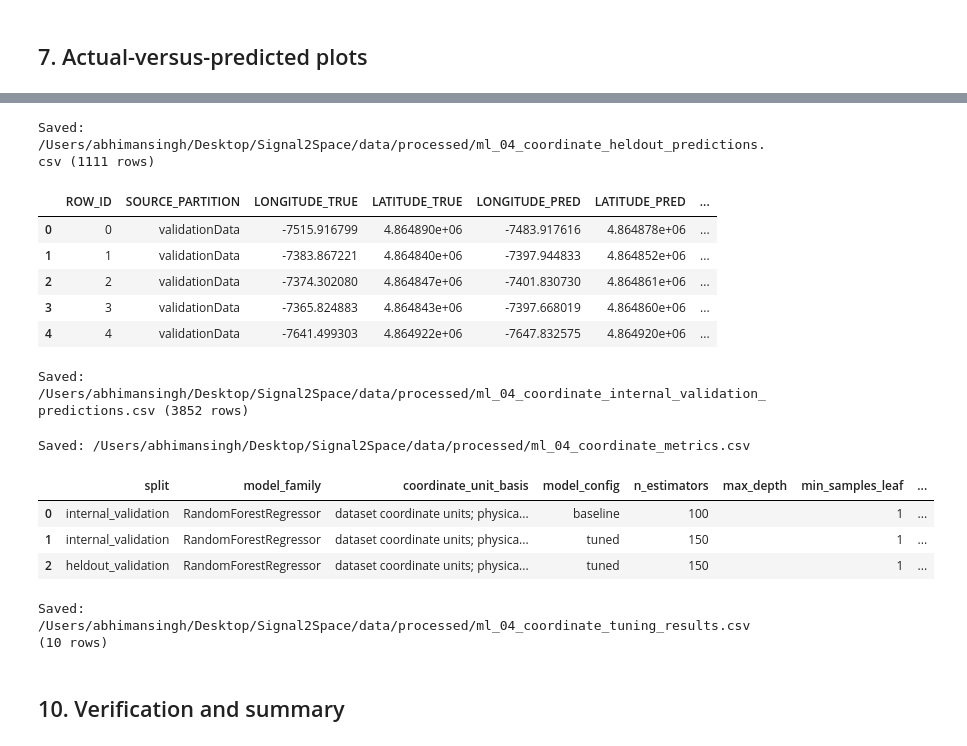
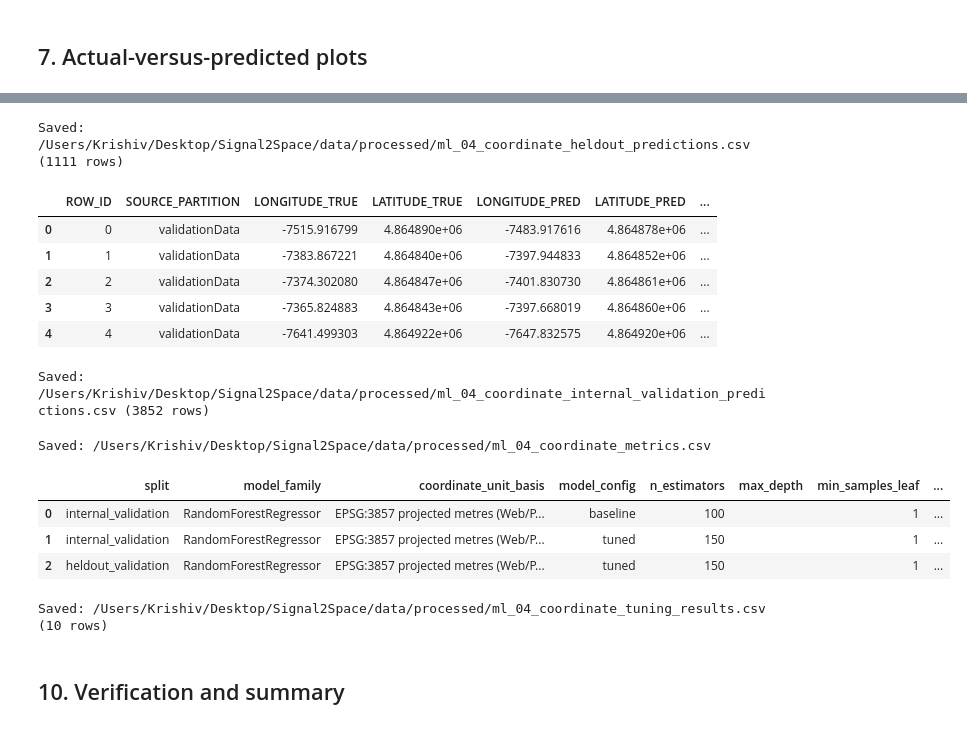
Before and after one commit to krishiv274/Signal2Space, a Jupyter notebook: Machine Learning Pipeline/ML_04_coordinate_regression.ipynb, the cells around one changed output, grey strips where cells are left out. Saved outputs shown, nothing was run; the diff lists cells and outputs as text; code cells hidden in the pictures.

```diff
--- a/Machine Learning Pipeline/ML_04_coordinate_regression.ipynb
+++ b/Machine Learning Pipeline/ML_04_coordinate_regression.ipynb
@@ -222,11 +234,11 @@ def compute_metrics(y_true, y_pred, target_names=TARGET_COLUMNS):
     Returns
     -------
     dict with keys:
-      - 'mae_<col>' : Mean Absolute Error for each target column (dataset coordinate units)
-      - 'mean_euclidean_error' : Mean of sqrt((Δlon)² + (Δlat)²)  (dataset coordinate units)
-      - 'median_euclidean_error' : Median Euclidean distance (dataset coordinate units)
-      - 'p75_euclidean_error' : 75th percentile Euclidean distance (dataset coordinate units)
-      - 'p95_euclidean_error' : 95th percentile Euclidean distance (dataset coordinate units)
+      - 'mae_<col>' : Mean Absolute Error for each target column (EPSG:3857 projected metres)
+      - 'mean_euclidean_error' : Mean of sqrt((Δlon)² + (Δlat)²)  (EPSG:3857 projected metres)
+      - 'median_euclidean_error' : Median Euclidean distance (EPSG:3857 projected metres)
+      - 'p75_euclidean_error' : 75th percentile Euclidean distance (EPSG:3857 projected metres)
+      - 'p95_euclidean_error' : 95th percentile Euclidean distance (EPSG:3857 projected metres)
     """
     result = {}
     for i, col in enumerate(target_names):
@@ -244,7 +256,7 @@ baseline_metrics = compute_metrics(y_ival, y_ival_pred_base)
 print("\nBaseline — Internal Validation Metrics")
 print("="*50)
 for k, v in baseline_metrics.items():
-    print(f"  {k:30s}: {v:10.4f} dataset coordinate units")
+    print(f"  {k:30s}: {v:10.4f} EPSG:3857 projected metres")
 # %% [output]
 Baseline Random Forest fitted.
 
@@ -308,7 +319,7 @@ for i, params in enumerate(PARAM_GRID):
           f"depth={str(params['max_depth']):>4s}  "
           f"leaf={params['min_samples_leaf']}  "
           f"max_feat={str(params['max_features']):>4s}  "
-          f"→ mean_euclid={metrics['mean_euclidean_error']:.2f} coordinate units")
+          f"→ mean_euclid={metrics['mean_euclidean_error']:.2f} EPSG:3857 projected metres")
 
 tuning_df = pd.DataFrame(tuning_results)
 tuning_df = tuning_df.sort_values("mean_euclidean_error").reset_index(drop=True)
@@ -593,12 +605,15 @@ heldout_pred_df["ERROR_LONGITUDE"] = np.abs(y_heldout[:, 0] - y_heldout_pred[:,
 heldout_pred_df["ERROR_LATITUDE"]  = np.abs(y_heldout[:, 1] - y_heldout_pred[:, 1])
 heldout_pred_df["EUCLIDEAN_ERROR"] = euclidean_errors
 
+heldout_pred_df["COORDINATE_CRS"] = "EPSG:3857"
+heldout_pred_df["COORDINATE_UNIT"] = "metre"
+
 heldout_pred_path = PROCESSED_DIR / "ml_04_coordinate_heldout_predictions.csv"
 heldout_pred_df.to_csv(heldout_pred_path, index=False)
 print(f"Saved: {heldout_pred_path} ({len(heldout_pred_df)} rows)")
 display(heldout_pred_df.head())
 # %% [output]
-Saved: /Users/abhimansingh/Desktop/Signal2Space/data/processed/ml_04_coordinate_heldout_predictions.csv (1111 rows)
+Saved: /Users/Krishiv/Desktop/Signal2Space/data/processed/ml_04_coordinate_heldout_predictions.csv (1111 rows)
 |  | ROW_ID | SOURCE_PARTITION | LONGITUDE_TRUE | LATITUDE_TRUE | LONGITUDE_PRED | LATITUDE_PRED | ... |
 | 0 | 0 | validationData | -7515.916799 | 4.864890e+06 | -7483.917616 | 4.864878e+06 | ... |
 | 1 | 1 | validationData | -7383.867221 | 4.864840e+06 | -7397.944833 | 4.864852e+06 | ... |
@@ -621,11 +636,14 @@ ival_pred_df["ERROR_LONGITUDE"] = np.abs(y_ival[:, 0] - y_ival_pred_final[:, 0])
 ival_pred_df["ERROR_LATITUDE"]  = np.abs(y_ival[:, 1] - y_ival_pred_final[:, 1])
 ival_pred_df["EUCLIDEAN_ERROR"] = ival_euclidean_errors
 
+ival_pred_df["COORDINATE_CRS"] = "EPSG:3857"
+ival_pred_df["COORDINATE_UNIT"] = "metre"
+
 ival_pred_path = PROCESSED_DIR / "ml_04_coordinate_internal_validation_predictions.csv"
 ival_pred_df.to_csv(ival_pred_path, index=False)
 print(f"Saved: {ival_pred_path} ({len(ival_pred_df)} rows)")
 # %% [output]
-Saved: /Users/abhimansingh/Desktop/Signal2Space/data/processed/ml_04_coordinate_internal_validation_predictions.csv (3852 rows)
+Saved: /Users/Krishiv/Desktop/Signal2Space/data/processed/ml_04_coordinate_internal_validation_predictions.csv (3852 rows)
 # %%
 # ── 9c. Metrics CSV ──────────────────────────────────────────────────
 
@@ -635,7 +653,7 @@ metrics_rows = []
 metrics_rows.append({
     "split": "internal_validation",
     "model_family": "RandomForestRegressor",
-    "coordinate_unit_basis": "dataset coordinate units; physical unit and CRS unverified",
+    "coordinate_unit_basis": "EPSG:3857 projected metres (Web/Pseudo-Mercator)",
     "model_config": "baseline",
     "n_estimators": 100,
     "max_depth": "",
@@ -652,7 +670,7 @@ metrics_rows.append({
 metrics_rows.append({
     "split": "internal_validation",
     "model_family": "RandomForestRegressor",
-    "coordinate_unit_basis": "dataset coordinate units; physical unit and CRS unverified",
+    "coordinate_unit_basis": "EPSG:3857 projected metres (Web/Pseudo-Mercator)",
     "model_config": "tuned",
     "n_estimators": BEST_PARAMS["n_estimators"],
     "max_depth": BEST_PARAMS["max_depth"] if BEST_PARAMS["max_depth"] is not None else "",
@@ -661,44 +679,44 @@ metrics_rows.append({
     "mae_LONGITUDE_coordinate_units": ival_metrics["mae_LONGITUDE"],
     "mae_LATITUDE_coordinate_units": ival_metrics["mae_LATITUDE"],
     "mean_euclidean_error_coordinate_units": ival_metrics["mean_euclidean_error"],
     "median_euclidean_error_coordinate_units": ival_metrics["median_euclidean_error"],
     "n_rows": len(y_ival),
 })
 
 # Tuned on held-out validation
 metrics_rows.append({
     "split": "heldout_validation",
     "model_family": "RandomForestRegressor",
-    "coordinate_unit_basis": "dataset coordinate units; physical unit and CRS unverified",
+    "coordinate_unit_basis": "EPSG:3857 projected metres (Web/Pseudo-Mercator)",
     "model_config": "tuned",
     "n_estimators": BEST_PARAMS["n_estimators"],
     "max_depth": BEST_PARAMS["max_depth"] if BEST_PARAMS["max_depth"] is not None else "",
     "min_samples_leaf": BEST_PARAMS["min_samples_leaf"],
     "max_features": BEST_PARAMS["max_features"],
     "mae_LONGITUDE_coordinate_units": heldout_metrics["mae_LONGITUDE"],
     "mae_LATITUDE_coordinate_units": heldout_metrics["mae_LATITUDE"],
     "mean_euclidean_error_coordinate_units": heldout_metrics["mean_euclidean_error"],
     "median_euclidean_error_coordinate_units": heldout_metrics["median_euclidean_error"],
     "n_rows": len(y_heldout),
 })
 
 metrics_df = pd.DataFrame(metrics_rows)
 metrics_path = PROCESSED_DIR / "ml_04_coordinate_metrics.csv"
 metrics_df.to_csv(metrics_path, index=False)
 print(f"Saved: {metrics_path}")
 display(metrics_df)
 # %% [output]
-Saved: /Users/abhimansingh/Desktop/Signal2Space/data/processed/ml_04_coordinate_metrics.csv
+Saved: /Users/Krishiv/Desktop/Signal2Space/data/processed/ml_04_coordinate_metrics.csv
 |  | split | model_family | coordinate_unit_basis | model_config | n_estimators | max_depth | min_samples_leaf | ... |
-| 0 | internal_validation | RandomForestRegressor | dataset coordinate units; physica... | baseline | 100 |  | 1 | ... |
-| 1 | internal_validation | RandomForestRegressor | dataset coordinate units; physica... | tuned | 150 |  | 1 | ... |
-| 2 | heldout_validation | RandomForestRegressor | dataset coordinate units; physica... | tuned | 150 |  | 1 | ... |
+| 0 | internal_validation | RandomForestRegressor | EPSG:3857 projected metres (Web/P... | baseline | 100 |  | 1 | ... |
+| 1 | internal_validation | RandomForestRegressor | EPSG:3857 projected metres (Web/P... | tuned | 150 |  | 1 | ... |
+| 2 | heldout_validation | RandomForestRegressor | EPSG:3857 projected metres (Web/P... | tuned | 150 |  | 1 | ... |
 # %%
 # ── 9d. Tuning results CSV ───────────────────────────────────────────
 
 tuning_export_df = tuning_df.copy()
 tuning_export_df.insert(0, "model_family", "RandomForestRegressor")
-tuning_export_df.insert(1, "coordinate_unit_basis", "dataset coordinate units; physical unit and CRS unverified")
+tuning_export_df.insert(1, "coordinate_unit_basis", "EPSG:3857 projected metres (Web/Pseudo-Mercator)")
 # Rename metrics for clarity
 tuning_export_df = tuning_export_df.rename(columns={
     "mae_LONGITUDE": "mae_LONGITUDE_coordinate_units",
@@ -712,7 +730,7 @@ tuning_path = PROCESSED_DIR / "ml_04_coordinate_tuning_results.csv"
 tuning_export_df.to_csv(tuning_path, index=False)
 print(f"Saved: {tuning_path} ({len(tuning_export_df)} rows)")
 # %% [output]
-Saved: /Users/abhimansingh/Desktop/Signal2Space/data/processed/ml_04_coordinate_tuning_results.csv (10 rows)
+Saved: /Users/Krishiv/Desktop/Signal2Space/data/processed/ml_04_coordinate_tuning_results.csv (10 rows)
 # %% [markdown]
 ## 10. Verification and summary
 # %%
```
Also changed, not shown: parts of 17 cells of this notebook, 4 other files.
